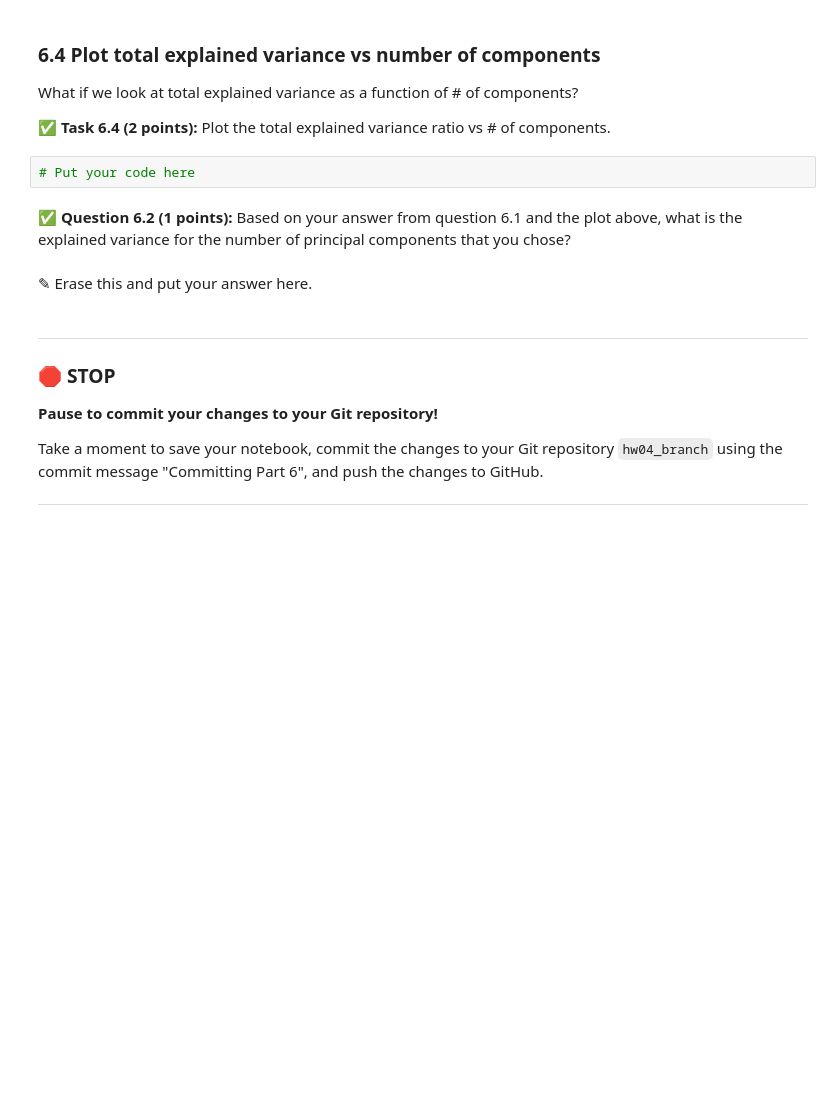
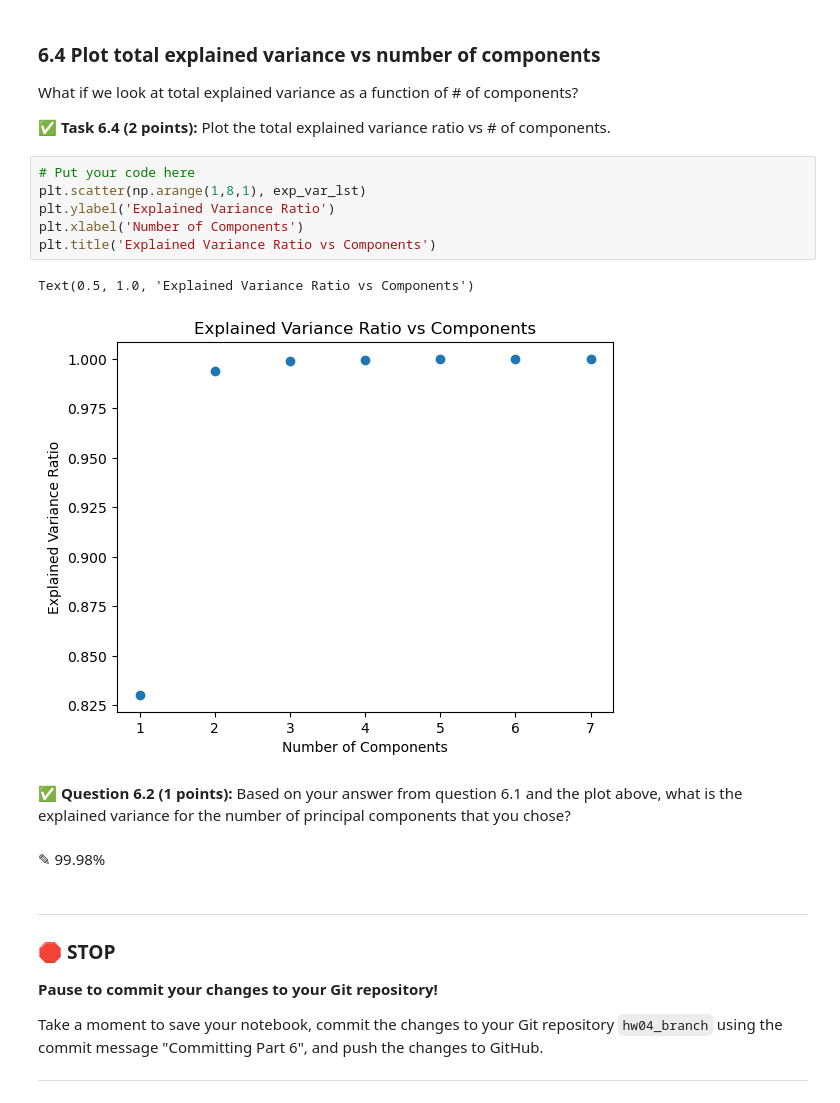
Before and after one commit to LukeAurilia/CMSE202-f24-turnin, a Jupyter notebook: hw-04/HW-04_PerceptronSVMandPCA-STUDENT.ipynb, the cells around one changed output. Cells and saved outputs as stored; diff of their text form; blank space fills up the shorter version.

```diff
--- a/hw-04/HW-04_PerceptronSVMandPCA-STUDENT.ipynb
+++ b/hw-04/HW-04_PerceptronSVMandPCA-STUDENT.ipynb
@@ -513,12 +560,19 @@ Now that we have those numbers, it makes sense to look at the accuracy vs # of c
 What if we look at total explained variance as a function of # of components?
 
 **&#9989; Task 6.4 (2 points):** Plot the total explained variance ratio vs # of components.
-# %%
-# Put your code here
+# %%
+# Put your code here
+plt.scatter(np.arange(1,8,1), exp_var_lst)
+plt.ylabel('Explained Variance Ratio')
+plt.xlabel('Number of Components')
+plt.title('Explained Variance Ratio vs Components')
+# %% [output]
+Text(0.5, 1.0, 'Explained Variance Ratio vs Components')
+[figure, added]
 # %% [markdown]
 **&#9989; Question 6.2 (1 points):** Based on your answer from question 6.1 and the plot above, what is the explained variance for the number of principal components that you chose?
 # %% [markdown]
-<font size=+3>&#9998;</font> Erase this and put your answer here.
+<font size=+3>&#9998;</font> 99.98%
 # %% [markdown]
 ---
 ### &#128721; STOP
```
Also changed, not shown: parts of 12 cells of this notebook.
